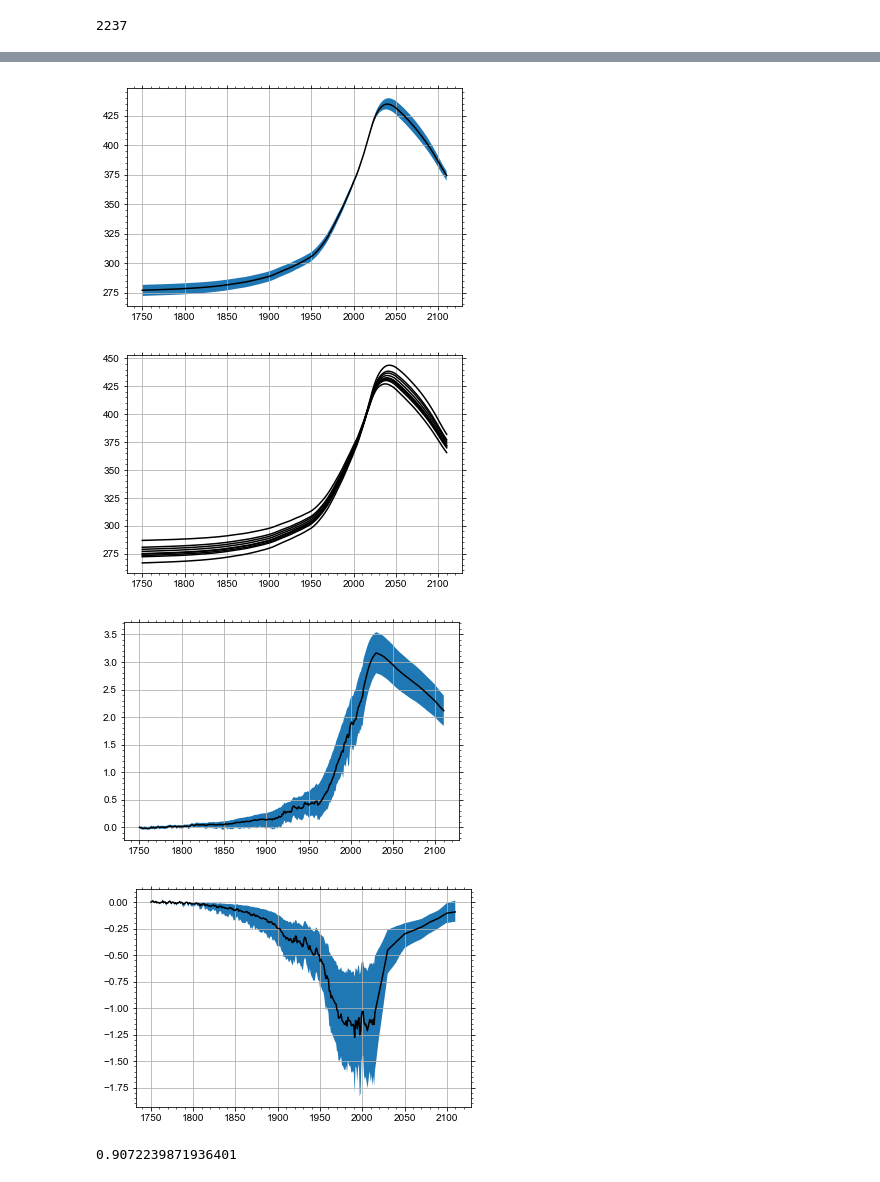
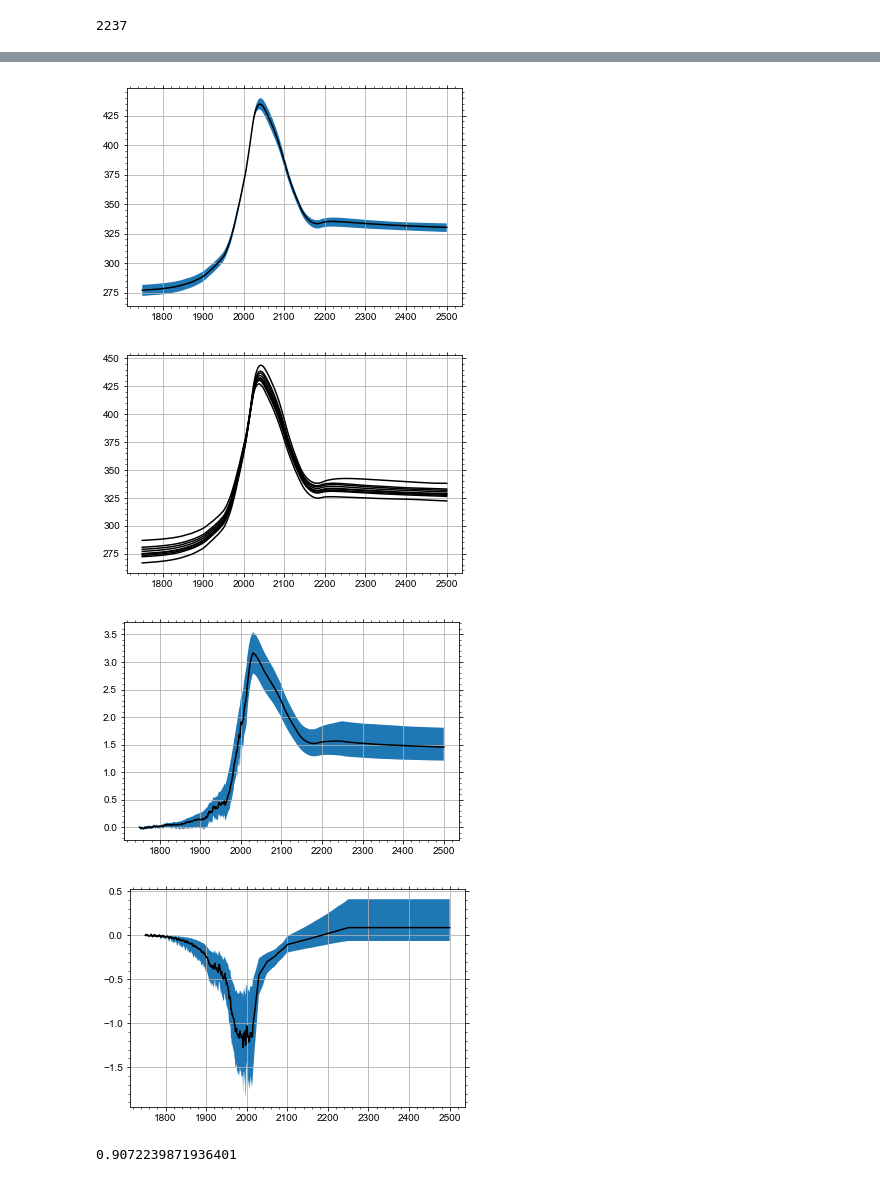
Before and after one commit to camillamathison/FaIR-Spice, a Jupyter notebook: notebooks/run-fair-ar6-ssps-forPRIME.ipynb, the cells around one changed output, grey strips where cells are left out. Saved outputs shown, nothing was run; the diff lists cells and outputs as text; code cells hidden in the pictures.

```diff
--- a/notebooks/run-fair-ar6-ssps-forPRIME.ipynb
+++ b/notebooks/run-fair-ar6-ssps-forPRIME.ipynb
@@ -135,11 +181,11 @@ check_and_download(
 )
 # %%
 ssp_df = pd.read_csv('../data_input/rcmip/rcmip-emissions-annual-means-v5-1-0.csv')
-years = np.arange(1750, 2111)
+years = np.arange(1750, 2501)
 
 startyear = 1750
 first_scenyear = 2015
-last_scenyear = 2110
+last_scenyear = 2500
 first_row = int(first_scenyear-startyear)
 last_row = int(last_scenyear-startyear)
 
@@ -197,14 +243,14 @@ data_out = {}
 # 'ssp119','ssp126','ssp245','ssp370',ssp434','ssp585''
 
 for scenario in scenarios:
-    data_out[scenario] = np.ones((361, 40)) * np.nan
+    data_out[scenario] = np.ones((751, 40)) * np.nan
     data_out[scenario][:,0] = years
     print(scenario)
-    years_future = [2015] + list(range(2020,2111,10))
+    years_future = [2015] + list(range(2020,2501,10))
     for i, specie in enumerate(species):
 
         data_out[scenario][:first_row,i+1] = ssp_df.loc[(ssp_df['Region']=='World')&(ssp_df['Scenario']==scenario)&(ssp_df['Variable'].str.endswith(specie)),str(startyear):'2014']*unit_convert[i+1]
-        f = interp1d(years_future, ssp_df.loc[(ssp_df['Region']=='World')&(ssp_df['Scenario']==scenario)&(ssp_df['Variable'].str.endswith(specie)),'2015':'2110'].dropna(axis=1))
+        f = interp1d(years_future, ssp_df.loc[(ssp_df['Region']=='World')&(ssp_df['Scenario']==scenario)&(ssp_df['Variable'].str.endswith(specie)),'2015':'2500'].dropna(axis=1))
         data_out[scenario][first_row:(last_row+1), i+1] = f(np.arange(first_scenyear, last_scenyear+1))*unit_convert[i+1]
 # %% [output]
 ssp119
@@ -235,7 +281,7 @@ pl.legend()
 results_out = {}
 # %%
 updated_config = []
-for i, cfg in enumerate(config_list):
+for i, cfg in enumerate(extended_data):
     updated_config.append({})
     for key, value in cfg.items():
         if isinstance(value, list):
@@ -324,30 +370,30 @@ pl.grid()
 # %%
-pl.fill_between(np.arange(1750,2111), np.percentile(results_out['ssp119']['co2_conc'], 5, axis=1), np.percentile(results_out['ssp119']['co2_conc'], 95, axis=1))
-pl.plot(np.arange(1750,2111), np.percentile(results_out['ssp119']['co2_conc'], 50, axis=1), color='k')
+pl.fill_between(np.arange(1750,2501), np.percentile(results_out['ssp119']['co2_conc'], 5, axis=1), np.percentile(results_out['ssp119']['co2_conc'], 95, axis=1))
+pl.plot(np.arange(1750,2501), np.percentile(results_out['ssp119']['co2_conc'], 50, axis=1), color='k')
 #pl.plot(temp_df.index, temp_df.temp, color='r')
 #pl.ylim(0.0, 1.7)
 #pl.xlim(1950, 2030)
 pl.grid()
 # %% [output]
-[figure, old version]
+[figure, new version]
 # %%
 for perc in [0,5,10,20,25,50,75,90,100]:
-    pl.plot(np.arange(1750,2111),np.percentile(c,perc, axis=1), color='k')
+    pl.plot(np.arange(1750,2501),np.percentile(c,perc, axis=1), color='k')
 pl.grid()
 # %% [output]
-[figure, old version]
+[figure, new version]
 # %%
-pl.fill_between(np.arange(1750,2111), np.percentile(f_ant, 5, axis=1), np.percentile(f_ant, 95, axis=1))
-pl.plot(np.arange(1750,2111), np.percentile(f_ant, 50, axis=1), color='k')
+pl.fill_between(np.arange(1750,2501), np.percentile(f_ant, 5, axis=1), np.percentile(f_ant, 95, axis=1))
+pl.plot(np.arange(1750,2501), np.percentile(f_ant, 50, axis=1), color='k')
 pl.grid()
 # %% [output]
-[figure, old version]
+[figure, new version]
 # %%
-pl.fill_between(np.arange(1750,2111), np.percentile(f_aer, 5, axis=1), np.percentile(f_aer, 95, axis=1))
-pl.plot(np.arange(1750,2111), np.percentile(f_aer, 50, axis=1), color='k')
+pl.fill_between(np.arange(1750,2501), np.percentile(f_aer, 5, axis=1), np.percentile(f_aer, 95, axis=1))
+pl.plot(np.arange(1750,2501), np.percentile(f_aer, 50, axis=1), color='k')
 pl.grid()
 # %% [output]
-[figure, old version]
+[figure, new version]
 # %%
 np.median(results_out['ssp119']['temp'], axis=1)[245:265].mean()
 # %% [output]
```
Also changed, not shown: parts of 15 cells of this notebook.
